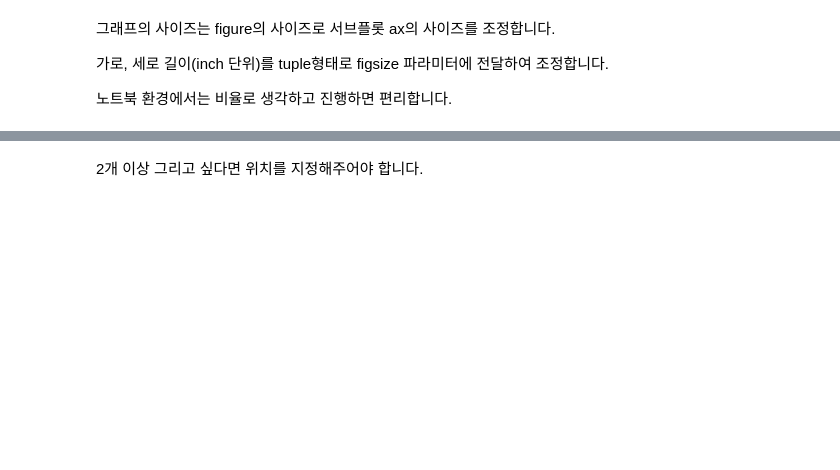
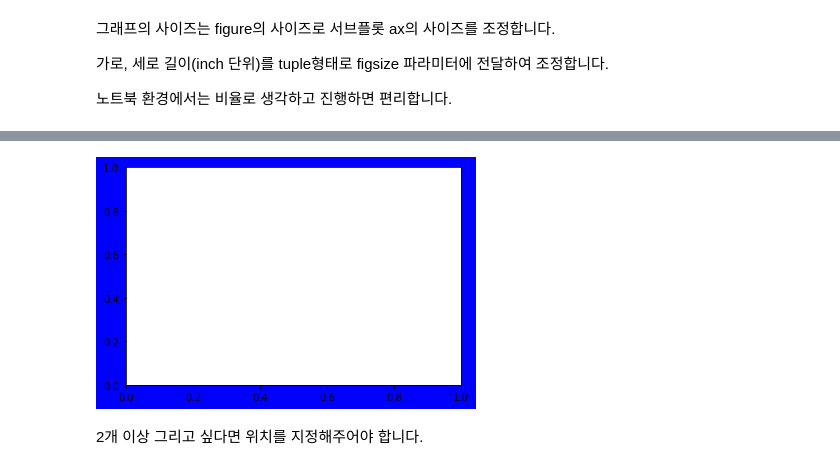
Before and after one commit to YHaJung/visualization, a Jupyter notebook: 1_1_matplotlib.ipynb, the cells around one changed output, grey strips where cells are left out. Cells and saved outputs as stored; diff of their text form; code cells hidden in the pictures; blank space fills up the shorter version.

```diff
--- a/1_1_matplotlib.ipynb
+++ b/1_1_matplotlib.ipynb
@@ -58,7 +72,10 @@ plt.show()
 # %%
-fig = plt.figure(figsize=(12, 7))
+fig = plt.figure()
+fig.set_facecolor('blue')
 ax = fig.add_subplot()
 plt.show()
+# %% [output]
+[figure, added]
 # %% [markdown]
 2개 이상 그리고 싶다면 위치를 지정해주어야 합니다.
 # %%
```
Also changed, not shown: parts of 26 cells of this notebook.
